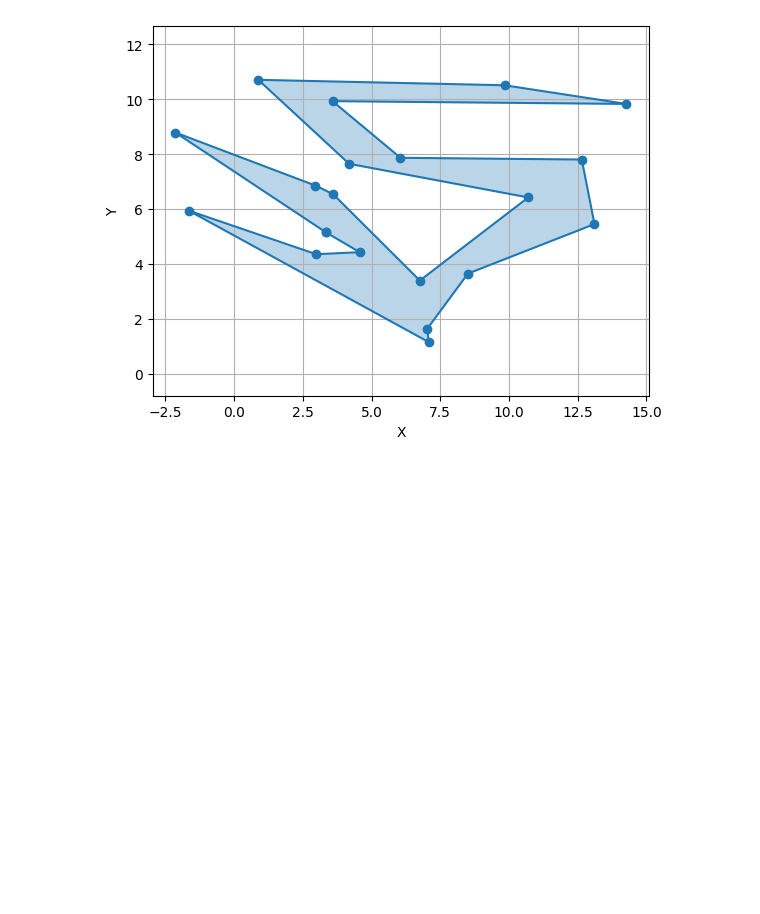
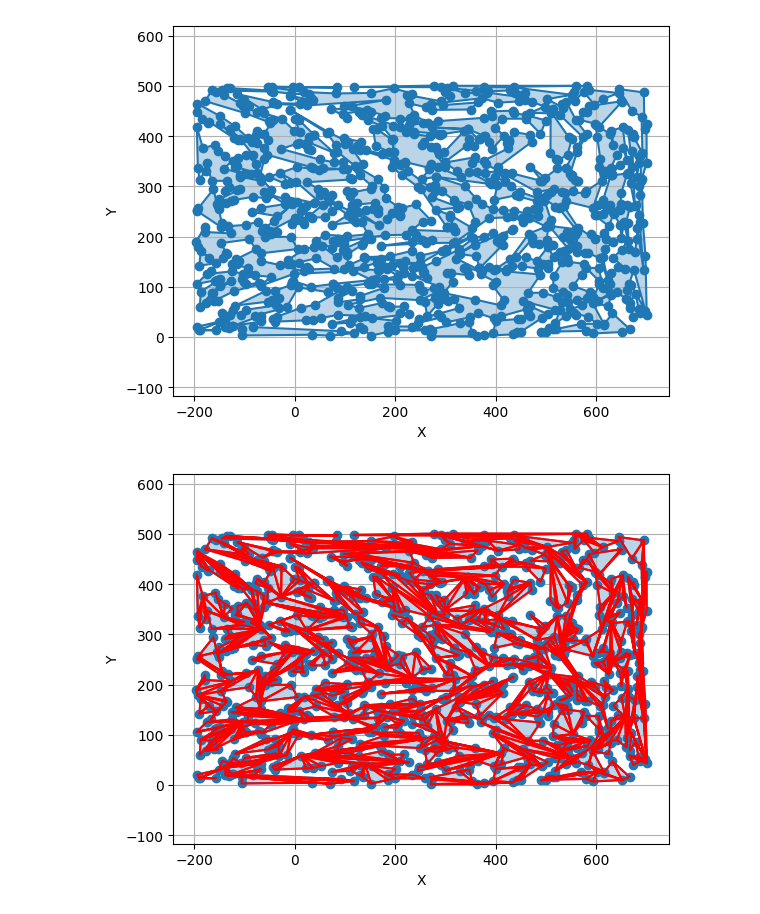
Before and after one commit to IvanGomesCruz/TP1_Alg2, a Jupyter notebook: TP1_Ag2.ipynb, the cells around one changed output. Drawn from its saved outputs; the diff is of its cells as text; code cells hidden in the pictures; blank space fills up the shorter version.

Commit message:
triangulate implementation

```diff
--- a/TP1_Ag2.ipynb
+++ b/TP1_Ag2.ipynb
@@ -45,20 +45,53 @@ class Polygon:
         plt.show()
 
     def triangulate(self):
-        pass
+        triangles = []
+        vertices = self.vertex_list[:]
 
-    def ear(self, prev_vertex, ear_vertex, next_vertex):
-        pass
+        while len(vertices) > 3:
+            for i in range(len(vertices)):
+                prev_index = (i - 1) % len(vertices)
+                next_index = (i + 1) % len(vertices)
+
+                ear_found = self.ear(vertices[prev_index], vertices[i], vertices[next_index],vertices)
+                if ear_found:
+                    triangles.append((vertices[prev_index], vertices[i], vertices[next_index]))
+                    #self.plot(triangles)
+                    vertices.pop(i)
+                    break
+
+        triangles.append((vertices[0], vertices[1], vertices[2]))
+
+        return triangles
+
+    def ear(self, prev_vertex, ear_vertex, next_vertex, vertices):
+        if self.convex(prev_vertex, ear_vertex, next_vertex):
+            for v in vertices:
+                if v != prev_vertex and v != ear_vertex and v != next_vertex:
+                    if self.inTriangle(v, prev_vertex, ear_vertex, next_vertex):
+                        return False
+            return True
+        return False
 
     def convex(self, prev_vertex, curr_vertex, next_vertex):
-        pass
+        return self.vetorialProduct(prev_vertex, curr_vertex, next_vertex) > 0
 
+    def vetorialProduct(self, v1, v2, v3):
+        return (v2.x - v1.x) * (v3.y - v1.y) - (v2.y - v1.y) * (v3.x - v1.x)
 
     def inTriangle(self, v, v1, v2, v3):
-       pass
+        d1 = self.aux(v, v1, v2)
+        d2 = self.aux(v, v2, v3)
+        d3 = self.aux(v, v3, v1)
+        return not ((d1 < 0) or (d2 < 0) or (d3 < 0) and (d1 > 0) or (d2 > 0) or (d3 > 0))
+
+    def aux(self, v1, v2, v3):
+        return (v1.x - v3.x) * (v2.y - v3.y) - (v2.x - v3.x) * (v1.y - v3.y)
 # %%
-input = 'agp2009a-simplerand/randsimple-20-1.pol'
+input = 'agp2009a-simplerand/randsimple-1000-8.pol'
 poly = Polygon(input)
 poly.plot()
+poly.plot(poly.triangulate())
 # %% [output]
-[figure, old version]
+[figure, new version]
+[figure, added]
```
